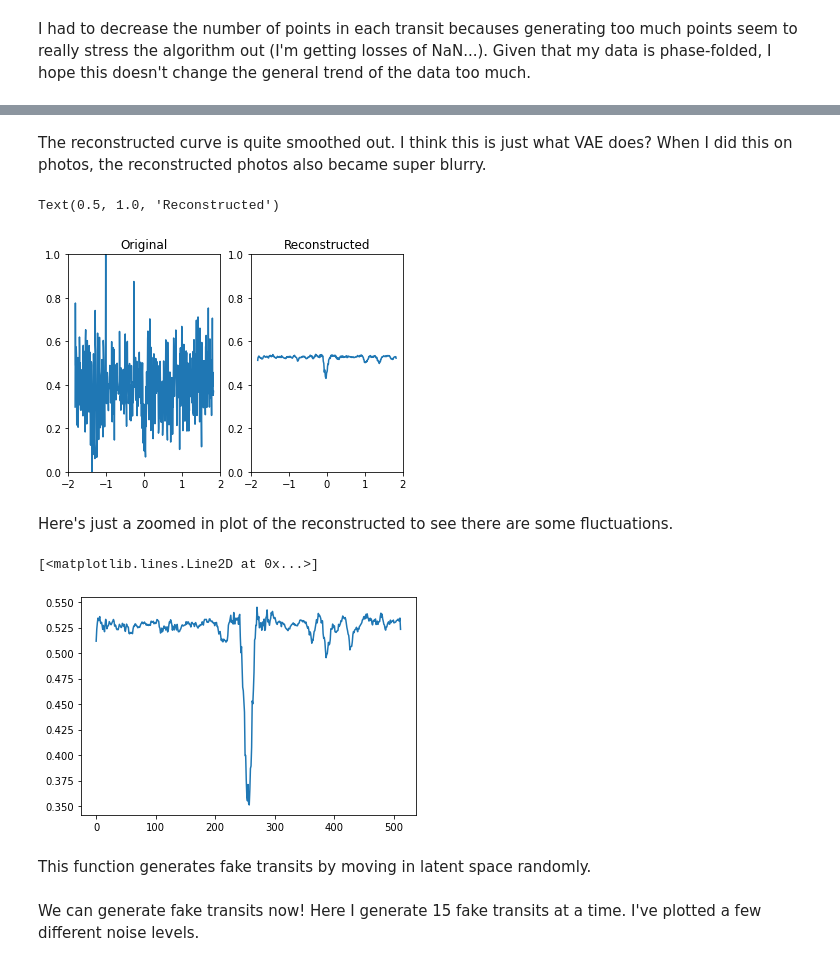
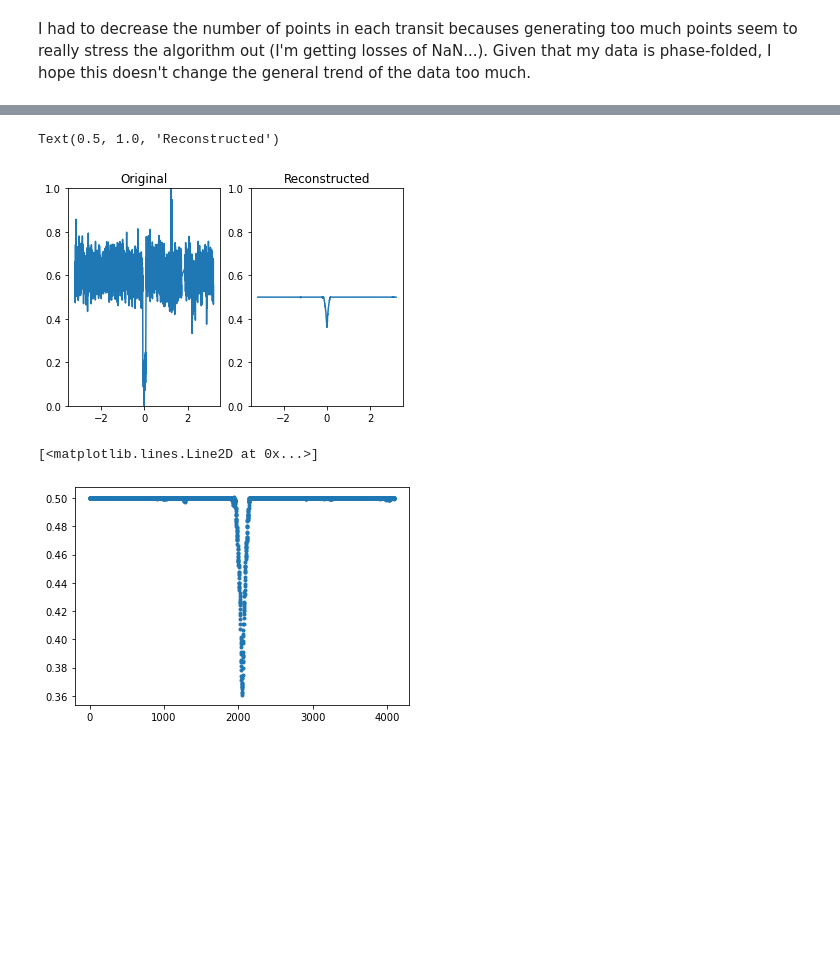
Before and after one commit to yurouninaliu/GenerateFakeTransits, a Jupyter notebook: VAE.ipynb, the cells around one changed output, grey strips where cells are left out. Cells and saved outputs as stored; diff of their text form; code cells hidden in the pictures; blank space fills up the shorter version.

```diff
--- a/VAE.ipynb
+++ b/VAE.ipynb
@@ -43,7 +45,7 @@ def sample_latent_features(distribution):
 # %% [markdown]
 I had to decrease the number of points in each transit becauses generating too much points seem to really stress the algorithm out (I'm getting losses of NaN...). Given that my data is phase-folded, I hope this doesn't change the general trend of the data too much.
 # %%
-SIZE = 512
+SIZE = 4096
 def resample_phase_flux(phase, flux, target_len=SIZE):
 
     flux = np.array(flux)
@@ -91,11 +97,12 @@ input_data = tensorflow.keras.layers.Input(shape=(SIZE, 2))
 encoded = tensorflow.keras.layers.Conv1D(32, kernel_size=5, activation='relu', padding='same')(input_data)
 encoded = tensorflow.keras.layers.MaxPooling1D(pool_size=2)(encoded)
 
-encoded = tensorflow.keras.layers.Conv1D(16, kernel_size=5, activation='relu', padding='same')(input_data)
+encoded = tensorflow.keras.layers.Conv1D(16, kernel_size=5, activation='relu', padding='same')(encoded)
 encoded = tensorflow.keras.layers.MaxPooling1D(pool_size=2)(encoded)
 
-encoded = tensorflow.keras.layers.Conv1D(8, kernel_size=5, activation='relu', padding='same')(input_data)
+encoded = tensorflow.keras.layers.Conv1D(8, kernel_size=5, activation='relu', padding='same')(encoded)
 encoded = tensorflow.keras.layers.MaxPooling1D(pool_size=2)(encoded)
+
 
 encoded = tensorflow.keras.layers.Flatten()(encoded)
 encoded = tensorflow.keras.layers.Dense(32, activation='relu')(encoded)
@@ -127,14 +134,17 @@ Non-trainable params: 0
 __________________________________________________________________________________________________
 # %%
 decoder_input = tensorflow.keras.layers.Input(shape=LATENT_SPACE_SIZE)
-decoded = tensorflow.keras.layers.Dense(64*8, activation='relu')(decoder_input)
-decoded = tensorflow.keras.layers.Reshape((64, 8))(decoded)
+decoded = tensorflow.keras.layers.Dense(512 * 8, activation='relu')(decoder_input)
+decoded = tensorflow.keras.layers.Reshape((512, 8))(decoded)
+
+decoded = tensorflow.keras.layers.UpSampling1D(2)(decoded)
 decoded = tensorflow.keras.layers.Conv1DTranspose(8, kernel_size=5, activation='relu', padding='same')(decoded)
 decoded = tensorflow.keras.layers.UpSampling1D(2)(decoded)
 decoded = tensorflow.keras.layers.Conv1DTranspose(16, kernel_size=5, activation='relu', padding='same')(decoded)
 decoded = tensorflow.keras.layers.UpSampling1D(2)(decoded)
-decoded = tensorflow.keras.layers.Conv1DTranspose(16, kernel_size=5, activation='relu', padding='same')(decoded)
-decoded = tensorflow.keras.layers.UpSampling1D(2)(decoded)
+decoded = tensorflow.keras.layers.Conv1DTranspose(32, kernel_size=5, activation='relu', padding='same')(decoded)
+
+
 
 decoder_output = tensorflow.keras.layers.Conv1DTranspose(2, kernel_size=5, activation='sigmoid', padding='same')(decoded)
 
@@ -177,18 +187,18 @@ def get_loss(distribution_mean, distribution_variance, factor, batch_size):
             y_pred[:, :, 1]   # predicted flux
         )
         reconstruction_loss_batch = tensorflow.reduce_sum(reconstruction_loss)/batch_size
-        print_op = tensorflow.print("\nmse", 0.5*reconstruction_loss_batch*factor, output_stream="./test.txt")
+        print_op = tensorflow.print("\nmse", 0.5*reconstruction_loss_batch*factor, output_stream="file://./test.txt")
         with tensorflow.control_dependencies([print_op]):
             res = 0.5*reconstruction_loss_batch*factor
         return res
 
     def get_kl_loss(distribution_mean, distribution_variance, batch_size):
-        print_op = tensorflow.print("\nvariance", distribution_variance, output_stream="./test.txt")
+        print_op = tensorflow.print("\nvariance", distribution_variance, output_stream="file://./test.txt")
         with tensorflow.control_dependencies([print_op]):
             distribution_variance = tensorflow.clip_by_value(distribution_variance, -10.0, 10.0)
         kl_loss = LATENT_SPACE_SIZE + distribution_variance - tensorflow.square(distribution_mean) - tensorflow.exp(distribution_variance)
         kl_loss_batch = tensorflow.reduce_sum(kl_loss)/batch_size
-        print_op = tensorflow.print("\nkl", kl_loss_batch*(-0.5), output_stream="./test.txt")
+        print_op = tensorflow.print("\nkl", kl_loss_batch*(-0.5), output_stream="file://./test.txt")
         with tensorflow.control_dependencies([print_op]):
             res = kl_loss_batch*(-0.5)
         return res
@@ -259,30 +269,24 @@ INFO:tensorflow:Assets written to: My_Trained_encoder/assets
 WARNING:absl:Found untraced functions such as _jit_compiled_convolution_op, _jit_compiled_convolution_op, _jit_compiled_convolution_op, _jit_compiled_convolution_op while saving (showing 4 of 4). Thes ...
 INFO:tensorflow:Assets written to: My_Trained_decoder/assets
 INFO:tensorflow:Assets written to: My_Trained_decoder/assets
-# %% [markdown]
-The reconstructed curve is quite smoothed out. I think this is just what VAE does? When I did this on photos, the reconstructed photos also became super blurry.
 # %%
-one_sample = X_test[1]
+one_sample = X_test[20]
 fig, axs = plt.subplots(1, 2)
 axs[0].plot(one_sample[:,0], one_sample[:,1])
 axs[0].set_ylim(0,1)
 axs[0].set_title("Original")
 reconstructed = autoencoder.predict(one_sample.reshape(1, SIZE, 2))[0]
 axs[1].plot(one_sample[:,0], reconstructed[:,1])
 axs[1].set_ylim(0,1)
 axs[1].set_title("Reconstructed")
 # %% [output]
 Text(0.5, 1.0, 'Reconstructed')
-[figure, old version]
+[figure, new version]
-# %% [markdown]
-Here's just a zoomed in plot of the reconstructed to see there are some fluctuations.
 # %%
-plt.plot(reconstructed[:,1])
+plt.plot(reconstructed[:,1],".")
 # %% [output]
 [<matplotlib.lines.Line2D at 0x...>]
-[figure, old version]
+[figure, new version]
-# %% [markdown]
-This function generates fake transits by moving in latent space randomly.
 # %%
 def GenerateTransits(data, LATENT_SPACE_SIZE, noise_level):
     sample_index = random.sample(range(1, len(data)), 15)
@@ -296,3 +301 @@ def GenerateTransits(data, LATENT_SPACE_SIZE, noise_level):
-# %% [markdown]
-We can generate fake transits now! Here I generate 15 fake transits at a time. I've plotted a few different noise levels.
 # %%
```
Also changed, not shown: parts of 14 cells of this notebook, 16 other files.
